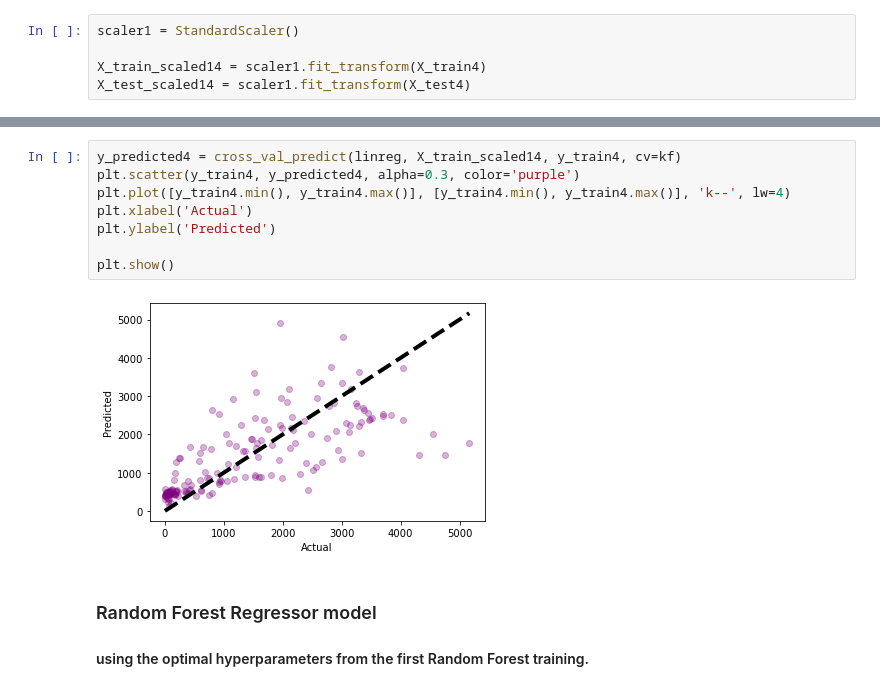
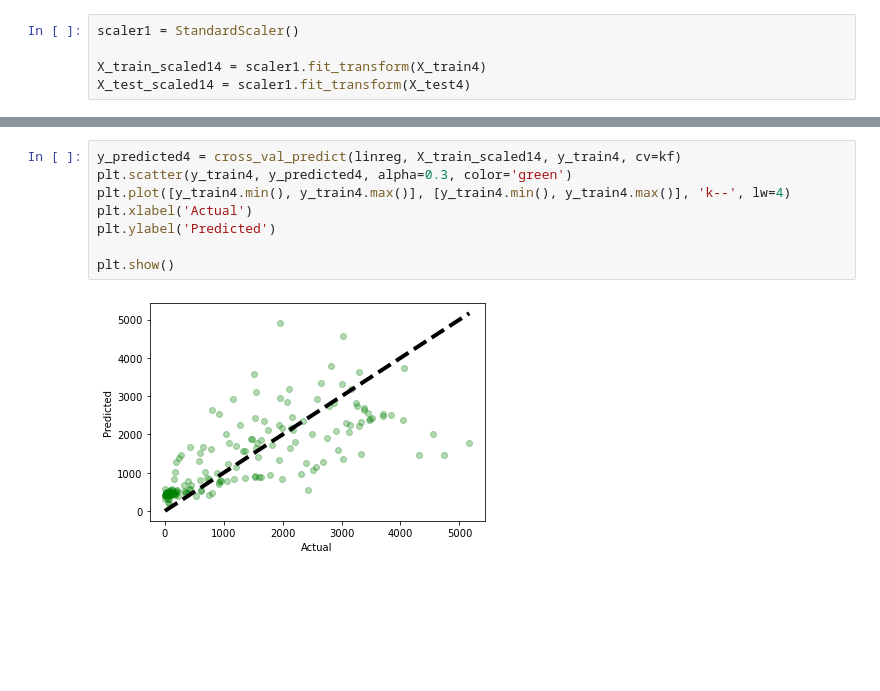
Before and after one commit to yeelacitron/Data-science-project, a Jupyter notebook: web scraping project.ipynb, the cells around one changed output, grey strips where cells are left out. Drawn from its saved outputs; the diff is of its cells as text; blank space fills up the shorter version.

```diff
--- a/web scraping project.ipynb
+++ b/web scraping project.ipynb
@@ -1812,13 +1812,10 @@ MAE score:654.0914952404185
 # %%
 y_predicted4 = cross_val_predict(linreg, X_train_scaled14, y_train4, cv=kf)
-plt.scatter(y_train4, y_predicted4, alpha=0.3, color='purple')
+plt.scatter(y_train4, y_predicted4, alpha=0.3, color='green')
 plt.plot([y_train4.min(), y_train4.max()], [y_train4.min(), y_train4.max()], 'k--', lw=4)
 plt.xlabel('Actual')
 plt.ylabel('Predicted')
 
 plt.show()
 # %% [output]
-[figure, old version]
+[figure, new version]
-# %% [markdown]
-### Random Forest Regressor model
-#### using the optimal hyperparameters from the first Random Forest training.
```
Also changed, not shown: parts of 250 cells of this notebook.
